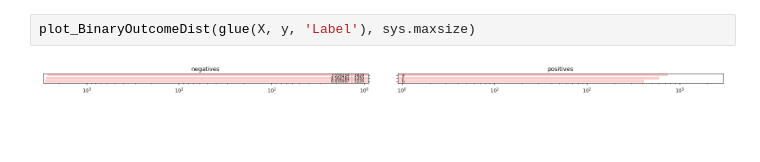
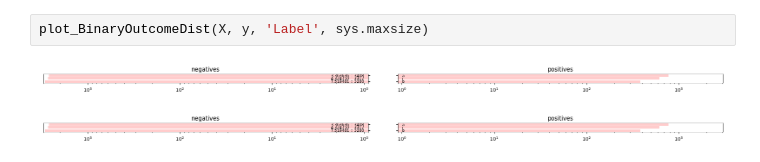
Before and after one commit to mzoll/sklearnext, a Jupyter notebook: resources/notebooks/simplistic_example.ipynb, the cells around one changed output. Saved outputs shown, nothing was run; the diff lists cells and outputs as text; blank space fills up the shorter version.

```diff
--- a/resources/notebooks/simplistic_example.ipynb
+++ b/resources/notebooks/simplistic_example.ipynb
@@ -219,4 +225,5 @@ plot_CategoryFork_prediction(main_pipe, X_test)
 # %%
-plot_BinaryOutcomeDist(glue(X, y, 'Label'), sys.maxsize)
+plot_BinaryOutcomeDist(X, y, 'Label', sys.maxsize)
 # %% [output]
 [figure]
+[figure, added]
```
Also changed, not shown: parts of 15 cells of this notebook, 4 other files.
